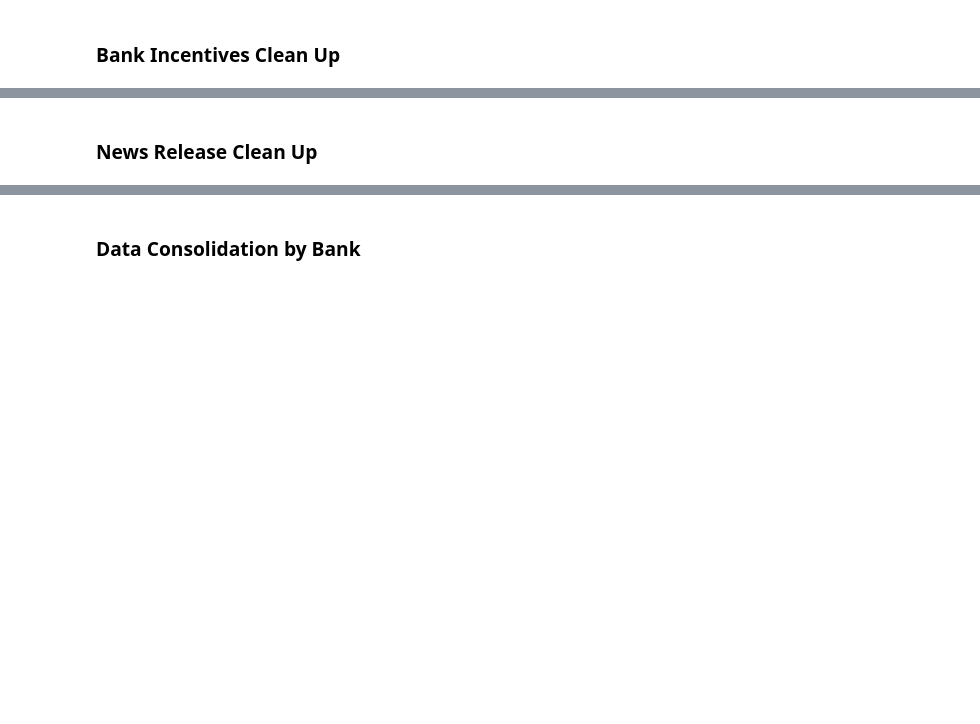
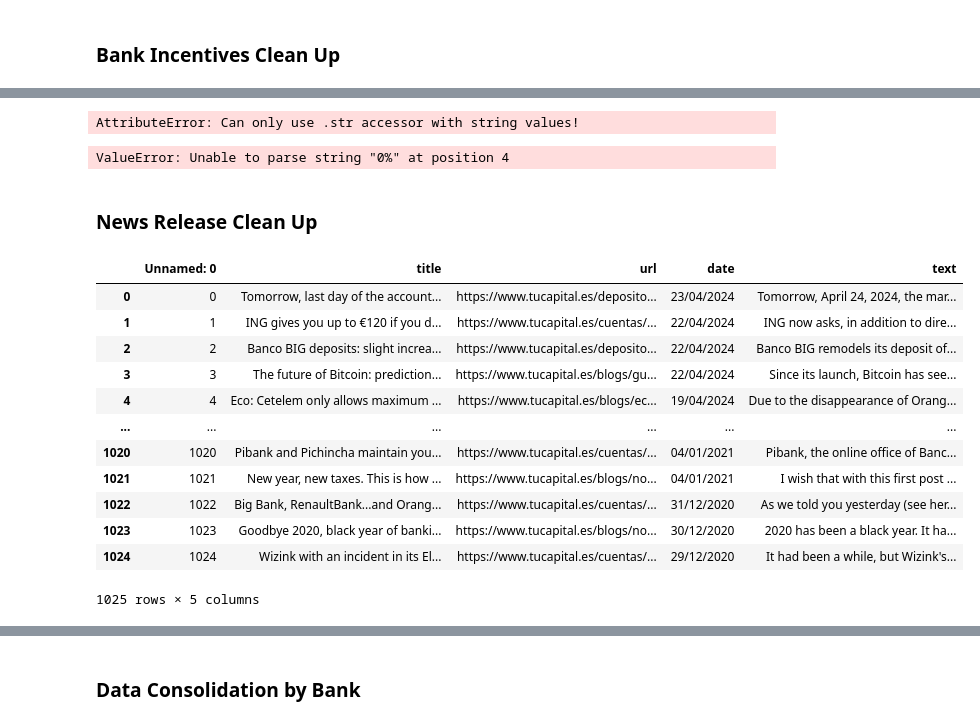
Before and after one commit to agbennett-bse/deloitte_digital_banking, a Jupyter notebook: deloitte_digital_banking/preprocessing.ipynb, the cells around one changed output, grey strips where cells are left out. Drawn from its saved outputs; the diff is of its cells as text; code cells hidden in the pictures; blank space fills up the shorter version.

```diff
--- a/deloitte_digital_banking/preprocessing.ipynb
+++ b/deloitte_digital_banking/preprocessing.ipynb
@@ -152,0 +238,13 @@ apr_increase_dates.head()
+# %%
+# strip all non numeric characters from the apr and incentive column
+apr_increase_dates.apr = apr_increase_dates.apr.str.replace('%', '')
+incentive_increase_dates.incentive = incentive_increase_dates.incentive.str.replace('€', '')
+# %% [output]
+AttributeError: Can only use .str accessor with string values!
+# %%
+
+# convert the apr and incentive columns to numeric
+apr_increase_dates.apr = pd.to_numeric(apr_increase_dates.apr)
+incentive_increase_dates.incentive = pd.to_numeric(incentive_increase_dates.incentive)
+# %% [output]
+ValueError: Unable to parse string "0%" at position 4
@@ -153,2 +255,19 @@ apr_increase_dates.head()
 # %% [markdown]
 ### News Release Clean Up
+# %%
+news_data = pd.read_csv('text_files/tucapital-news_with_text-translated.csv')
+news_data
+# %% [output]
+|  | Unnamed: 0 | title | url | date | text |
+| 0 | 0 | Tomorrow, last day of the account... | https://www.tucapital.es/deposito... | 23/04/2024 | Tomorrow, April 24, 2024, the mar... |
+| 1 | 1 | ING gives you up to €120 if you d... | https://www.tucapital.es/cuentas/... | 22/04/2024 | ING now asks, in addition to dire... |
+| 2 | 2 | Banco BIG deposits: slight increa... | https://www.tucapital.es/deposito... | 22/04/2024 | Banco BIG remodels its deposit of... |
+| 3 | 3 | The future of Bitcoin: prediction... | https://www.tucapital.es/blogs/gu... | 22/04/2024 | Since its launch, Bitcoin has see... |
+| 4 | 4 | Eco: Cetelem only allows maximum ... | https://www.tucapital.es/blogs/ec... | 19/04/2024 | Due to the disappearance of Orang... |
+| ... | ... | ... | ... | ... | ... |
+| 1020 | 1020 | Pibank and Pichincha maintain you... | https://www.tucapital.es/cuentas/... | 04/01/2021 | Pibank, the online office of Banc... |
+| 1021 | 1021 | New year, new taxes. This is how ... | https://www.tucapital.es/blogs/no... | 04/01/2021 | I wish that with this first post ... |
+| 1022 | 1022 | Big Bank, RenaultBank...and Orang... | https://www.tucapital.es/cuentas/... | 31/12/2020 | As we told you yesterday (see her... |
+| 1023 | 1023 | Goodbye 2020, black year of banki... | https://www.tucapital.es/blogs/no... | 30/12/2020 | 2020 has been a black year. It ha... |
+| 1024 | 1024 | Wizink with an incident in its El... | https://www.tucapital.es/cuentas/... | 29/12/2020 | It had been a while, but Wizink's... |
+1025 rows × 5 columns
```
Also changed, not shown: parts of 26 cells of this notebook, 5 other files.
